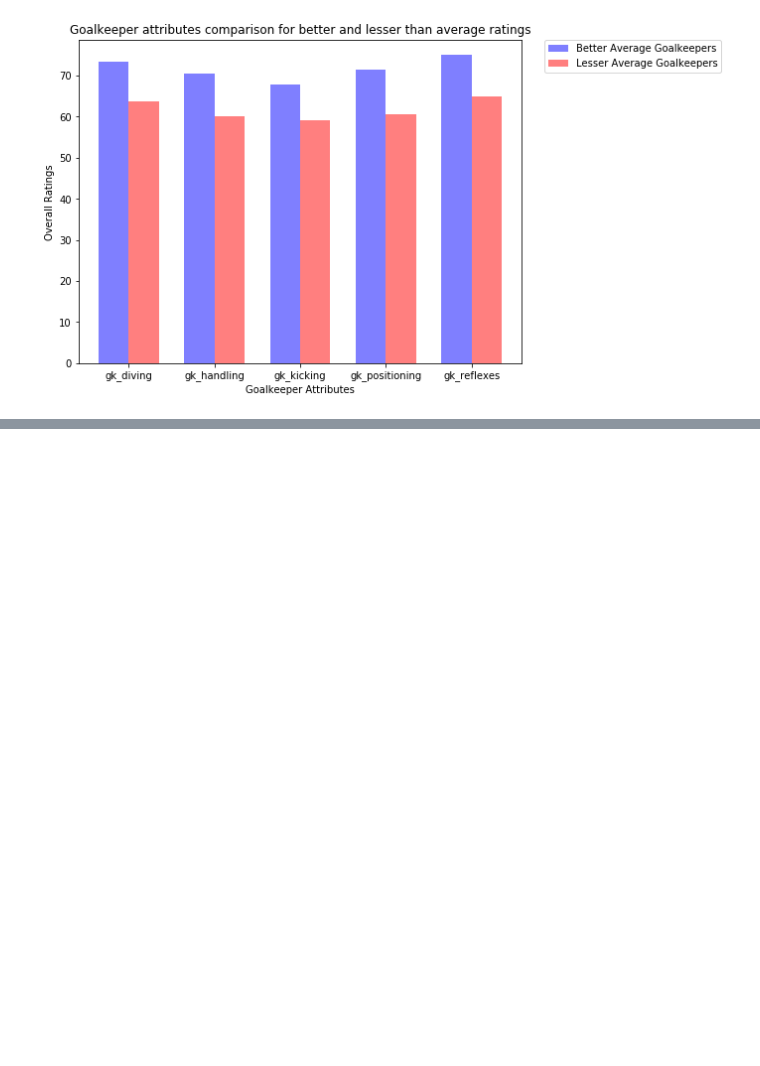
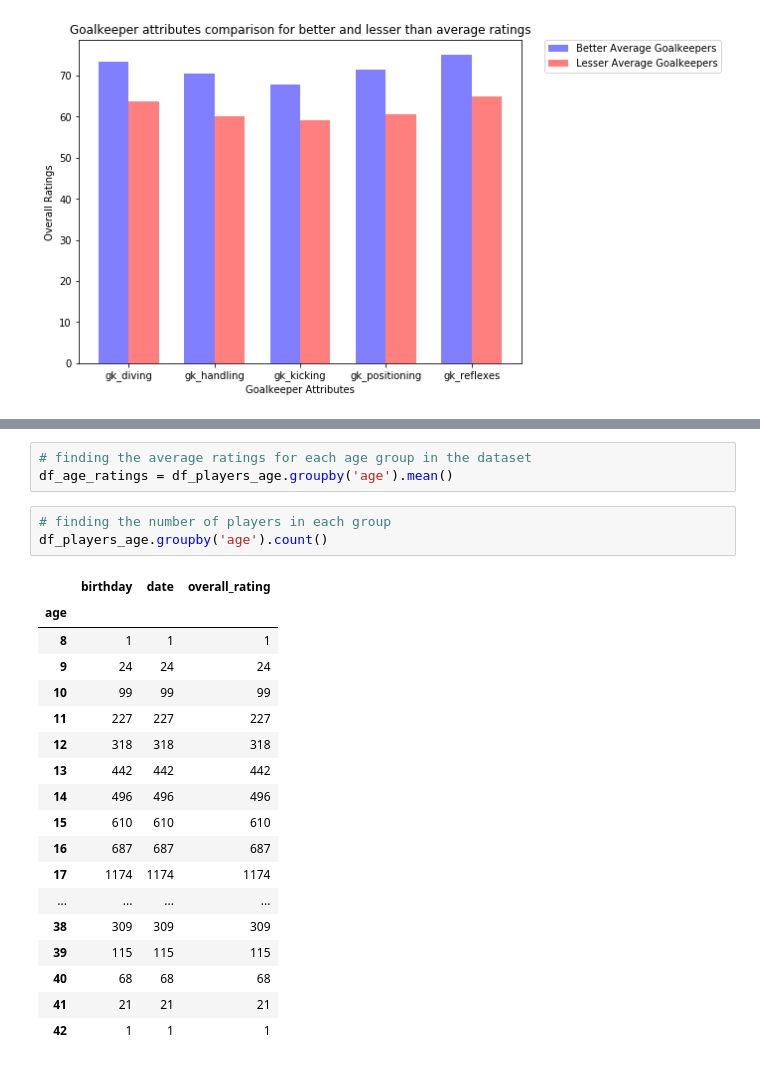
Before and after one commit to budhajitRoy/DAND_Project_1_Euro_Soccer_Data_Analysis, a Jupyter notebook: Euro_Soccer_Database_Analysis.ipynb, the cells around one changed output, grey strips where cells are left out. Drawn from its saved outputs; the diff is of its cells as text; blank space fills up the shorter version.

```diff
--- a/Euro_Soccer_Database_Analysis.ipynb
+++ b/Euro_Soccer_Database_Analysis.ipynb
@@ -354,0 +409,25 @@ plt.legend(bbox_to_anchor = (1.05 , 1), loc = 2, borderaxespad = 0.);
+# %%
+# finding the average ratings for each age group in the dataset
+df_age_ratings = df_players_age.groupby('age').mean()
+# %%
+# finding the number of players in each group
+df_players_age.groupby('age').count()
+# %% [output]
+|  | birthday | date | overall_rating |
+| age |  |  |  |
+| 8 | 1 | 1 | 1 |
+| 9 | 24 | 24 | 24 |
+| 10 | 99 | 99 | 99 |
+| 11 | 227 | 227 | 227 |
+| 12 | 318 | 318 | 318 |
+| 13 | 442 | 442 | 442 |
+| 14 | 496 | 496 | 496 |
+| 15 | 610 | 610 | 610 |
+| 16 | 687 | 687 | 687 |
+| 17 | 1174 | 1174 | 1174 |
+| ... | ... | ... | ... |
+| 38 | 309 | 309 | 309 |
+| 39 | 115 | 115 | 115 |
+| 40 | 68 | 68 | 68 |
+| 41 | 21 | 21 | 21 |
+| 42 | 1 | 1 | 1 |
```
Also changed, not shown: parts of 26 cells of this notebook.
